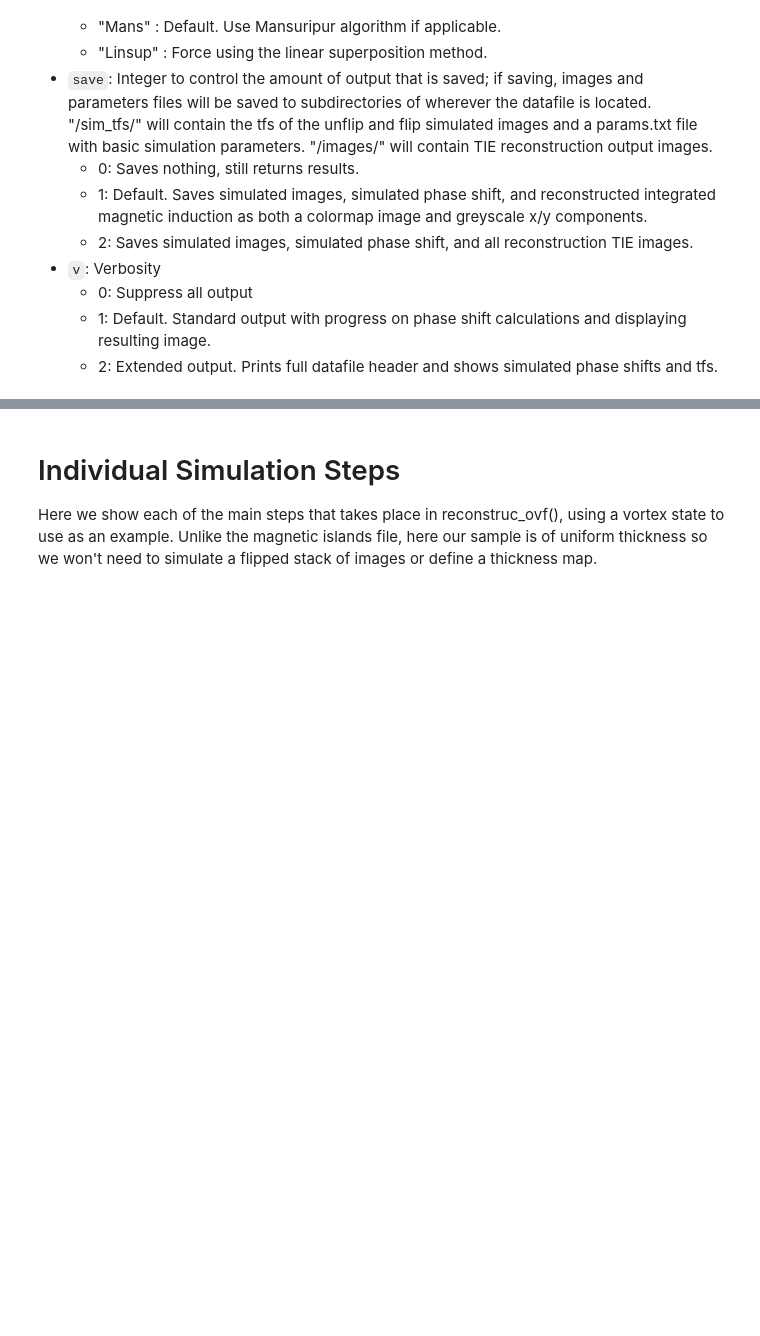
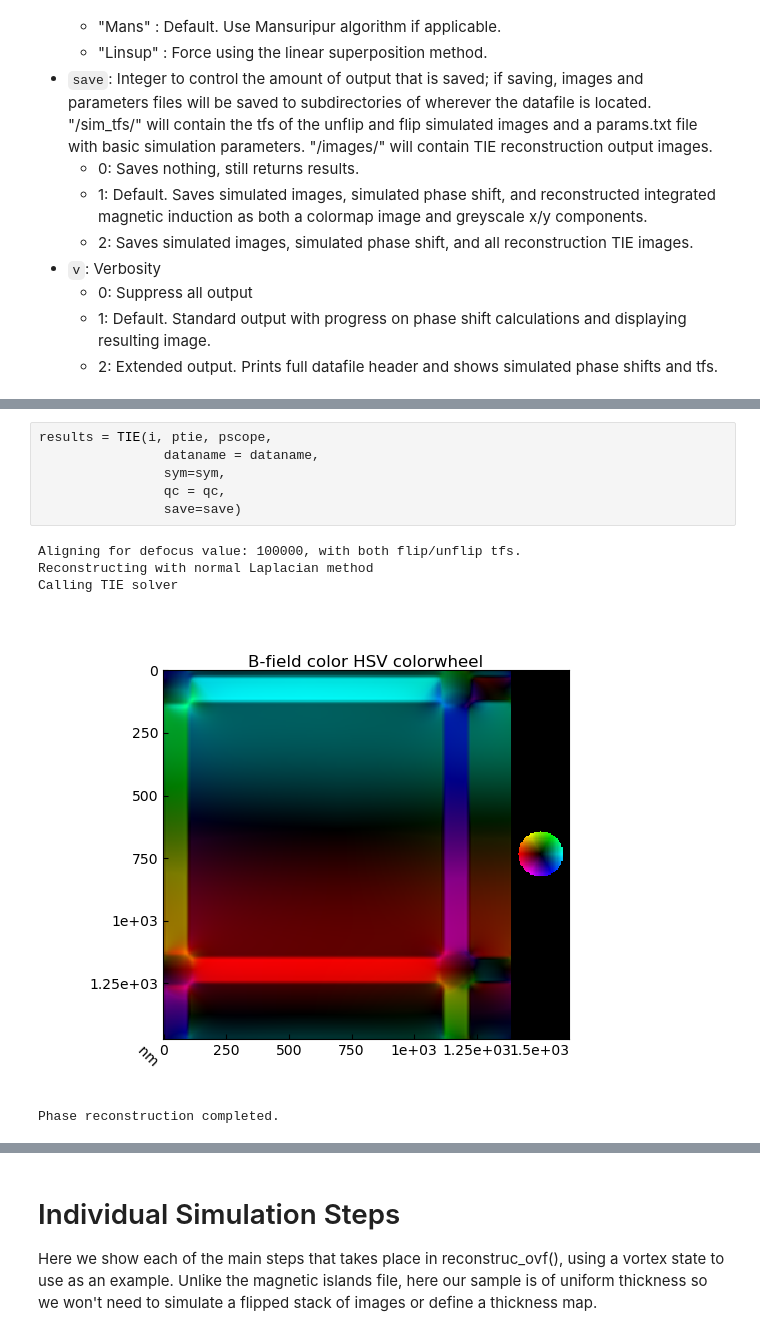
Before and after one commit to PyLorentz/PyLorentz, a Jupyter notebook: Examples/SIM_template.ipynb, the cells around one changed output, grey strips where cells are left out. Saved outputs shown, nothing was run; the diff lists cells and outputs as text; blank space fills up the shorter version.

```diff
--- a/Examples/SIM_template.ipynb
+++ b/Examples/SIM_template.ipynb
@@ -149,0 +187,12 @@ Phase reconstruction completed.
+# %%
+results = TIE(i, ptie, pscope,
+                dataname = dataname,
+                sym=sym,
+                qc = qc,
+                save=save)
+# %% [output]
+Aligning for defocus value: 100000, with both flip/unflip tfs.
+Reconstructing with normal Laplacian method
+Calling TIE solver
+[figure, added]
+Phase reconstruction completed.
```
Also changed, not shown: parts of 11 cells of this notebook, 3 other files.
